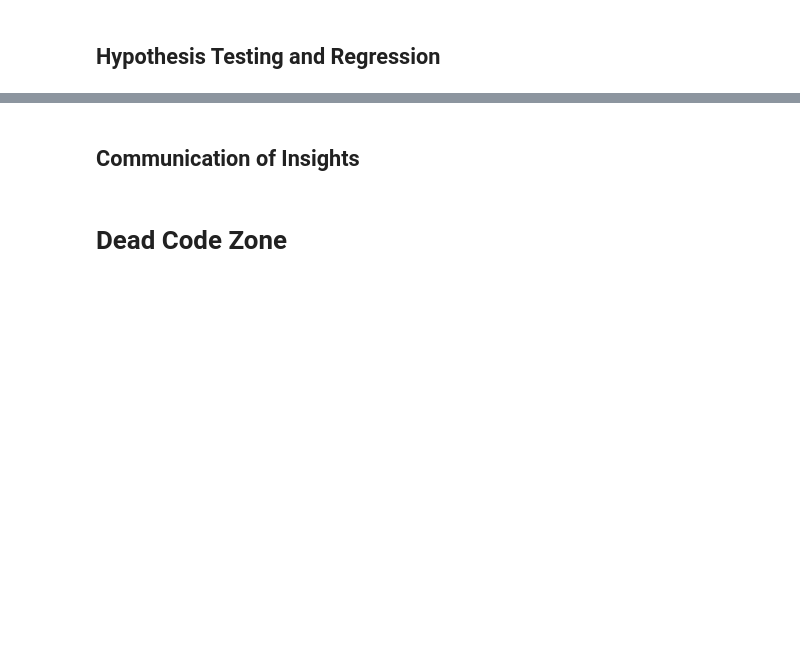
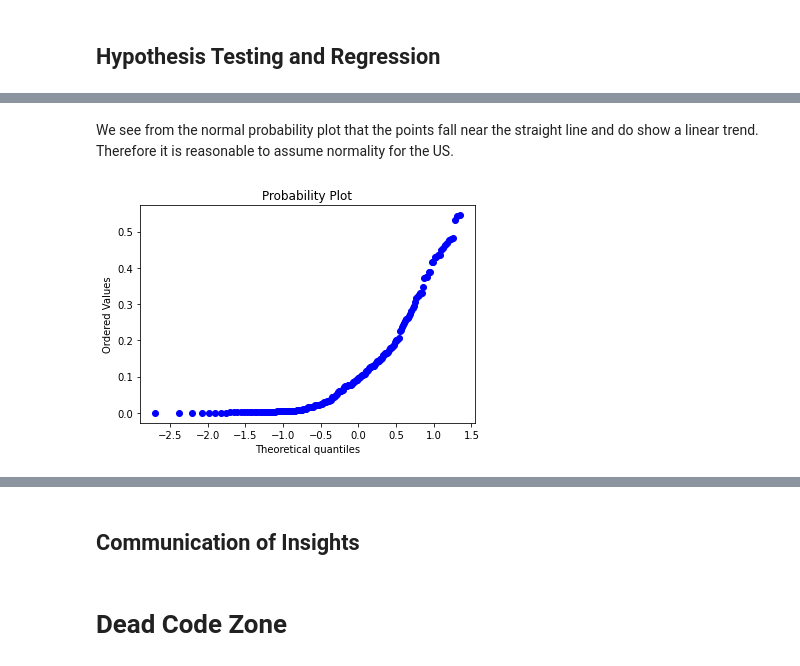
Before and after one commit to rwang0413/rwang4787.github.io, a Jupyter notebook: 320Final.ipynb, the cells around one changed output, grey strips where cells are left out. Drawn from its saved outputs; the diff is of its cells as text; code cells hidden in the pictures; blank space fills up the shorter version.

```diff
--- a/320Final.ipynb
+++ b/320Final.ipynb
@@ -405,0 +386,31 @@ Index(['State', 'Population.Population Percent Change',
+# %%
+# Getting population for each country as well as the COVID dataset for Global
+confirmed_Global = pd.read_csv("datasets/time_series_covid19_confirmed_global.csv")
+population_Global = pd.read_csv("datasets/population_by_country_2020.csv")
+# %%
+# finding index of first date
+idx = next(x for x in confirmed_Global.columns.values if (re.match('(\d{1,2})[/.-](\d{1,2})[/.-](\d{2})$', x)))
+idx = np.where(confirmed_Global.columns.values == idx)[0][0]
+
+# melting our dataframe with our identifier variables being everything up to idx+3
+confirmed_Global = pd.melt(confirmed_Global, id_vars=confirmed_Global.columns[0:idx])
+confirmed_Global.rename(columns={"value": "Cases", "variable": "Date"}, inplace=True)
+confirmed_Global['Date'] = pd.to_datetime(confirmed_Global['Date'], format="%m/%d/%y")
+
+# summing all rows with the same country and date
+totalCases_Global = confirmed_Global.groupby(['Country/Region', 'Date']).agg({'Cases': 'sum'})
+totalCases_Global.reset_index(inplace=True)
+
+# getting only total cases by 04/25/22
+datefilter_Global = totalCases_Global.loc[totalCases_Global['Date'] == end_date].copy()
+
+# dropping US from the dataframe
+datefilter_Global = datefilter_Global[datefilter_Global['Country/Region'] != "US"]
+
+datefilter_Global['cases_per_capita'] = np.NaN
+for i, row in datefilter_Global.iterrows():
+    c = row["Country/Region"]
+    population = population_Global[population_Global['Country (or dependency)'] == c]['Population (2020)']
+    if (len(population) > 0):
+        datefilter_Global.at[i, 'cases_per_capita'] = (row["Cases"]/float(population))
+datefilter_Global
@@ -417,0 +464,7 @@ py.show()
+# %% [markdown]
+We see from the normal probability plot that the points fall near the straight line and do show a linear trend. Therefore it is reasonable to assume normality for the US.
+# %%
+stats.probplot(datefilter_Global['cases_per_capita'], dist="norm", plot=py)
+py.show()
+# %% [output]
+[figure, added]
```
Also changed, not shown: parts of 30 cells of this notebook, 1 other file.
